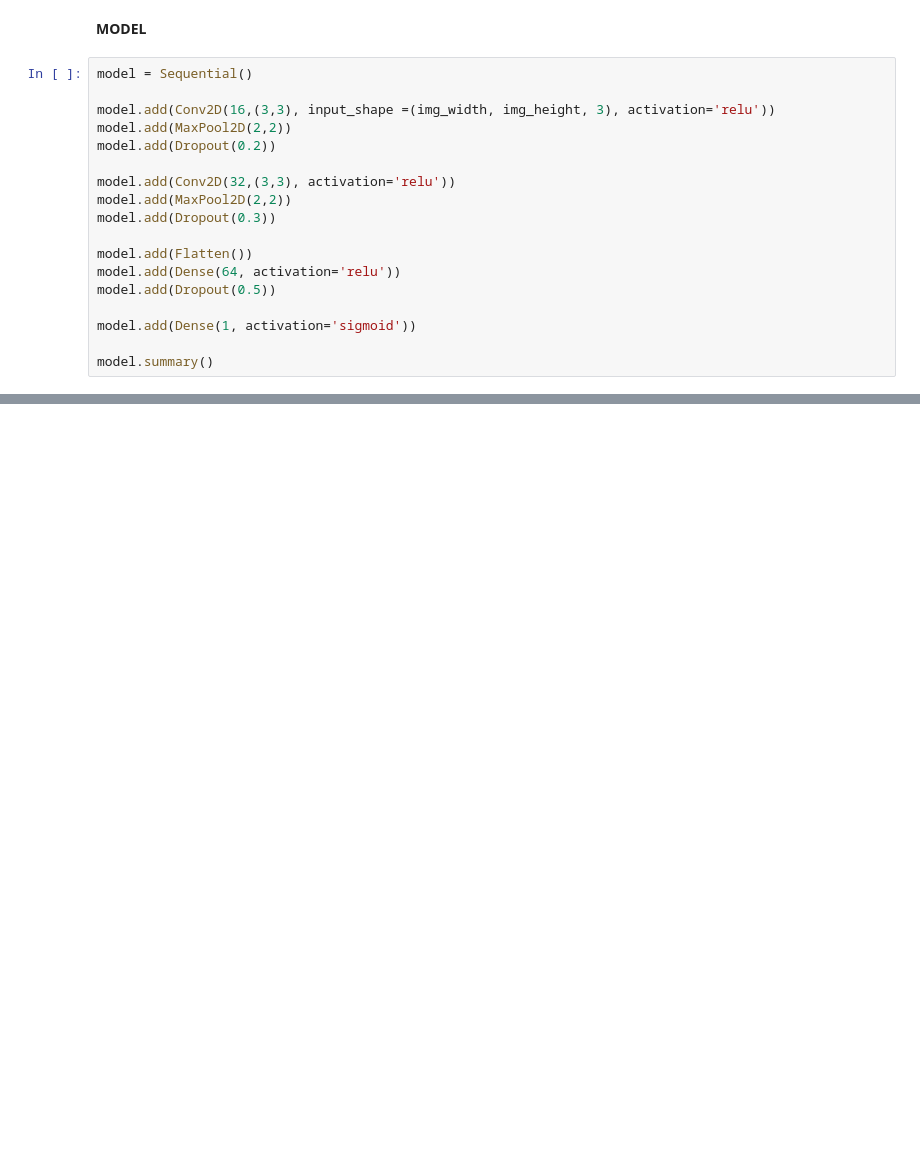
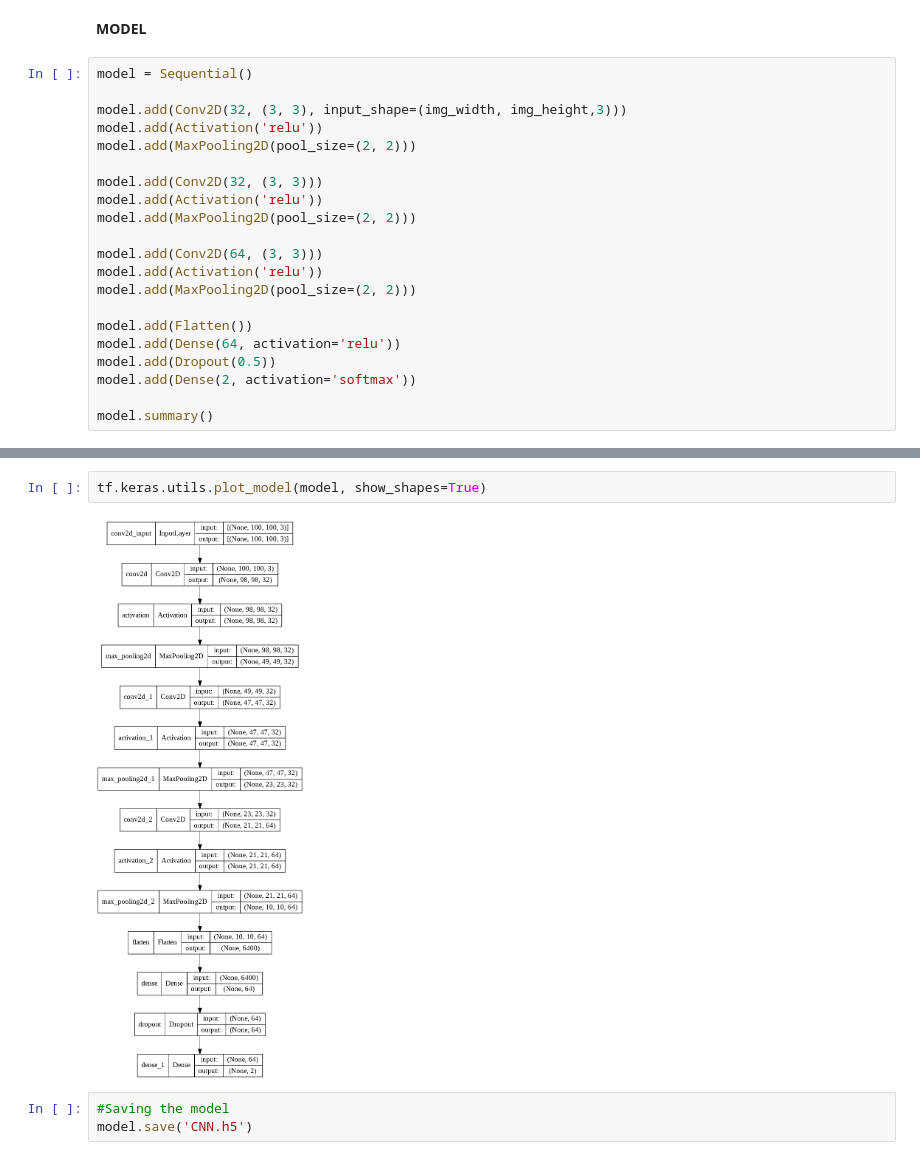
Before and after one commit to oli2tup/CE301, a Jupyter notebook: Malaria_classification_using_CNN.ipynb, the cells around one changed output, grey strips where cells are left out. Saved outputs shown, nothing was run; the diff lists cells and outputs as text; blank space fills up the shorter version.

```diff
--- a/Malaria_classification_using_CNN.ipynb
+++ b/Malaria_classification_using_CNN.ipynb
@@ -57,19 +82,22 @@ array([0, 0, 0, ..., 1, 1, 1], dtype=int32)
 # %%
 model = Sequential()
 
-model.add(Conv2D(16,(3,3), input_shape =(img_width, img_height, 3), activation='relu'))
-model.add(MaxPool2D(2,2))
-model.add(Dropout(0.2))
+model.add(Conv2D(32, (3, 3), input_shape=(img_width, img_height,3)))
+model.add(Activation('relu'))
+model.add(MaxPooling2D(pool_size=(2, 2)))
 
-model.add(Conv2D(32,(3,3), activation='relu'))
-model.add(MaxPool2D(2,2))
-model.add(Dropout(0.3))
+model.add(Conv2D(32, (3, 3)))
+model.add(Activation('relu'))
+model.add(MaxPooling2D(pool_size=(2, 2)))
+
+model.add(Conv2D(64, (3, 3)))
+model.add(Activation('relu'))
+model.add(MaxPooling2D(pool_size=(2, 2)))
 
 model.add(Flatten())
 model.add(Dense(64, activation='relu'))
 model.add(Dropout(0.5))
-
-model.add(Dense(1, activation='sigmoid'))
+model.add(Dense(2, activation='softmax'))
 
 model.summary()
 # %% [output]
@@ -152,0 +175,7 @@ class ResidualUnit(keras.layers.Layer):
+# %%
+tf.keras.utils.plot_model(model, show_shapes=True)
+# %% [output]
+[figure, added]
+# %%
+#Saving the model
+model.save('CNN.h5')
```
Also changed, not shown: parts of 20 cells of this notebook.
